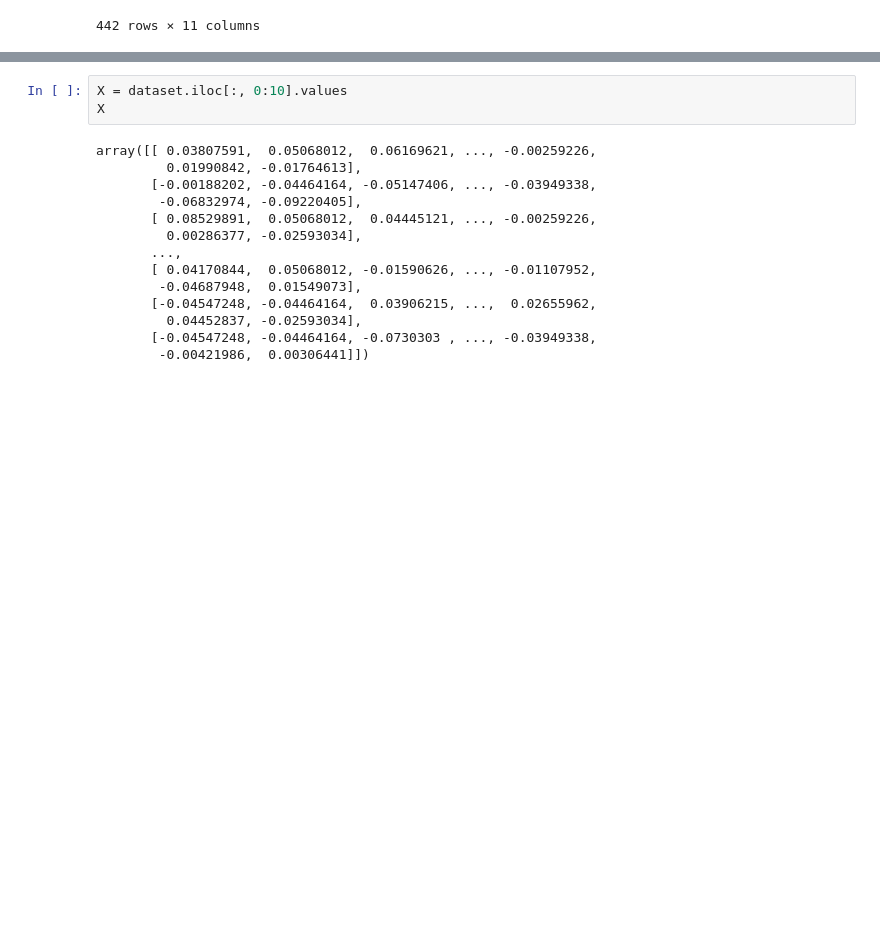
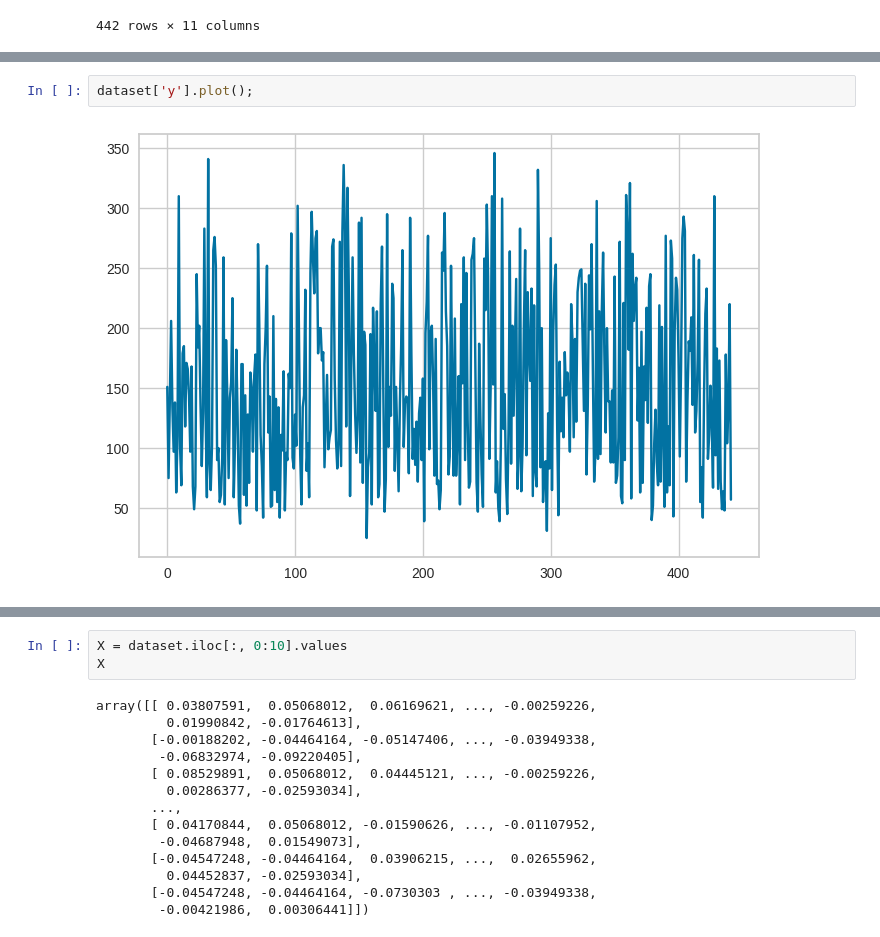
Before and after one commit to cantaruttim/Diabetes, a Jupyter notebook: Diabetes.ipynb, the cells around one changed output, grey strips where cells are left out. Cells and saved outputs as stored; diff of their text form; blank space fills up the shorter version.

```diff
--- a/Diabetes.ipynb
+++ b/Diabetes.ipynb
@@ -26,0 +42,4 @@ dataset
+# %%
+dataset['y'].plot();
+# %% [output]
+[figure, added]
```
Also changed, not shown: parts of 3 cells of this notebook.
